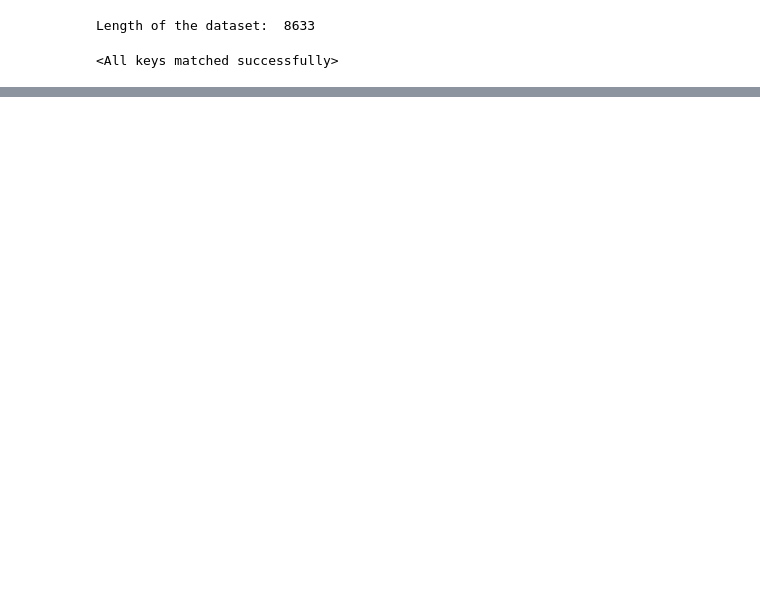
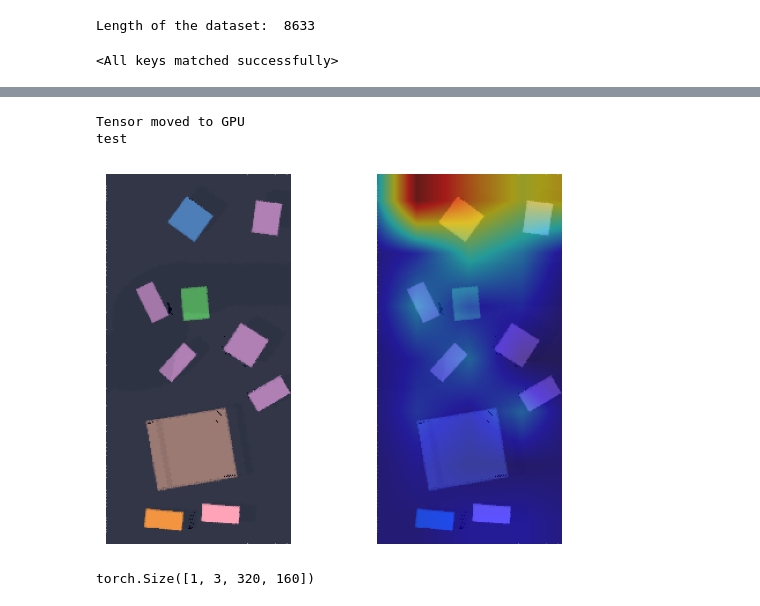
Before and after one commit to QM-IPAlab/LaVA-Man, a Jupyter notebook: vis.ipynb, the cells around one changed output, grey strips where cells are left out. Saved outputs shown, nothing was run; the diff lists cells and outputs as text; code cells hidden in the pictures; blank space fills up the shorter version.

Commit message:
new test way, relevence map, clip vison, etc.

```diff
--- a/vis.ipynb
+++ b/vis.ipynb
@@ -128,0 +201,11 @@ move the pink ring to the middle of the stand
+# %%
+img_input = load_image_to_tensor('/jmain02/home/J2AD007/txk47/cxz00-txk47/DiffPort/data_gt_real_images/real0.png')
+img_input = img_input.unsqueeze(0)
+# %% [output]
+Tensor moved to GPU
+test
+[figure, added]
+# %%
+img_input.shape
+# %% [output]
+torch.Size([1, 3, 320, 160])
```
Also changed, not shown: parts of 9 cells of this notebook, 33 other files.
